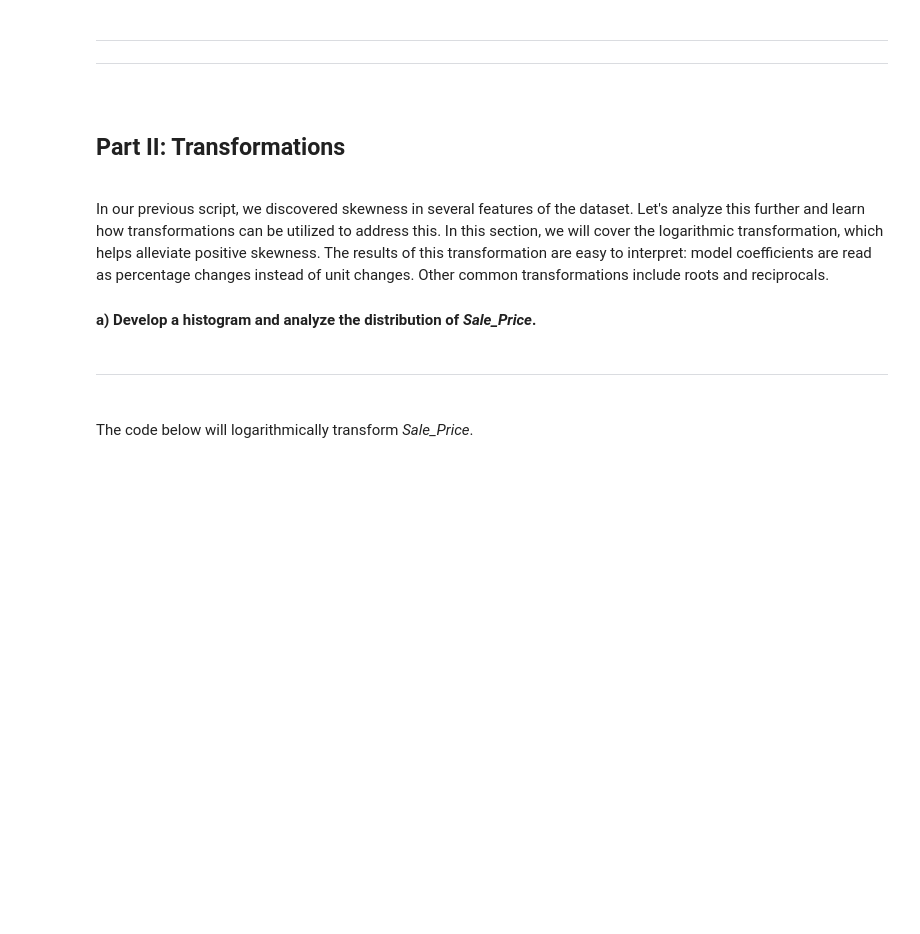
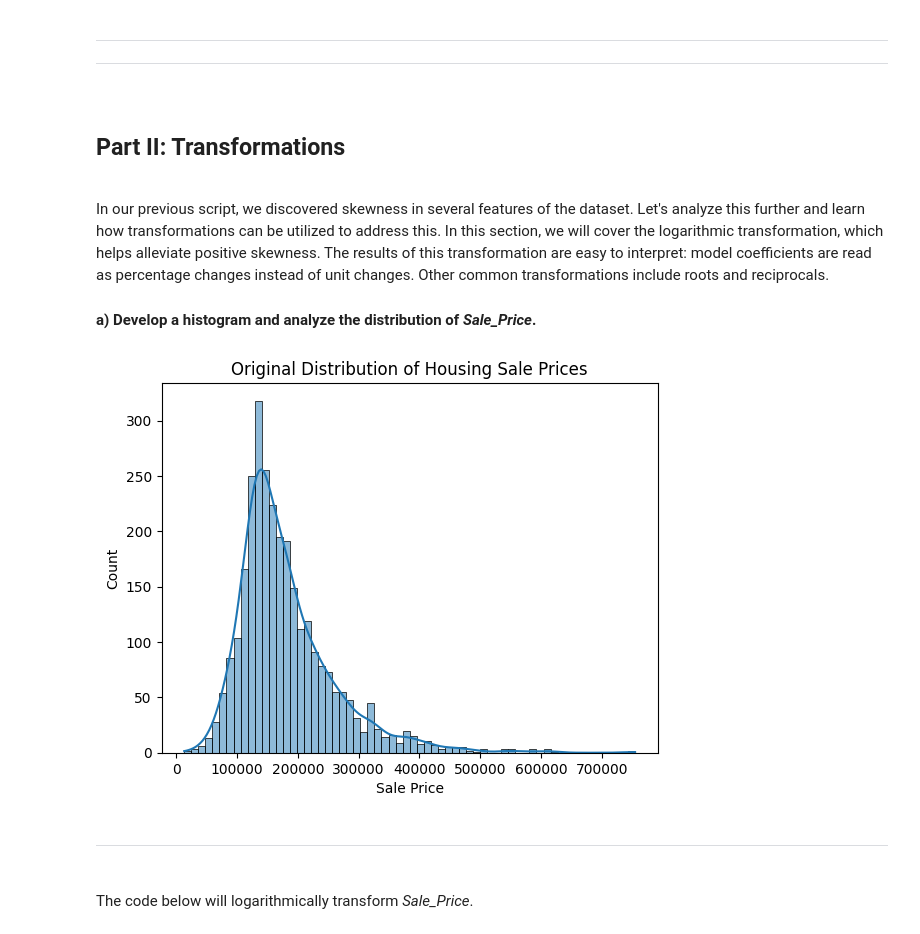
Before and after one commit to d-vrey/business_analysis_structured_data, a Jupyter notebook: Script 02 - Missing Value Analysis and Transformations - Guided.ipynb, the cells around one changed output. Saved outputs shown, nothing was run; the diff lists cells and outputs as text; code cells hidden in the pictures; blank space fills up the shorter version.

```diff
--- a/Script 02 - Missing Value Analysis and Transformations - Guided.ipynb
+++ b/Script 02 - Missing Value Analysis and Transformations - Guided.ipynb
@@ -344,7 +344,7 @@ First Floor SF + Second Floor SF == Gross Living Area
 <h4>g) Impute the missing values for <em>Lot_Area</em> and <em>Second_Flr_SF</em>.</h4>
 # %%
 # imputing Lot_Area (univariate approach)
-housing['Lot_Area'] = _____
+housing['Lot_Area'].fillna(fill = housing ['Lot_Area'].median(), inplace = True)
 
 
 # imputing Second_Flr_SF (multivariate approach)
@@ -495,18 +529,20 @@ In our previous script, we discovered skewness in several features of the datase
 <h4>a) Develop a histogram and analyze the distribution of <em>Sale_Price</em>.</h4>
 # %%
 # developing a histogram using HISTPLOT
-sns._____(data   = _____,
-          x      = _____,
+sns.histplot(data   = housing,
+          x      = 'Sale_Price',
           kde    = True)
 
 
 # title and axis labels
 plt.title(label   = "Original Distribution of Housing Sale Prices")
 plt.xlabel(xlabel = "Sale Price") # avoiding using dataset labels
 plt.ylabel(ylabel = "Count")
 
 # displaying the histogram
 plt.show()
+# %% [output]
+[figure, added]
 # %% [markdown]
 <hr style="height:.9px;border:none;color:#333;background-color:#333;" /><br>
 
```
Also changed, not shown: parts of 8 cells of this notebook.
